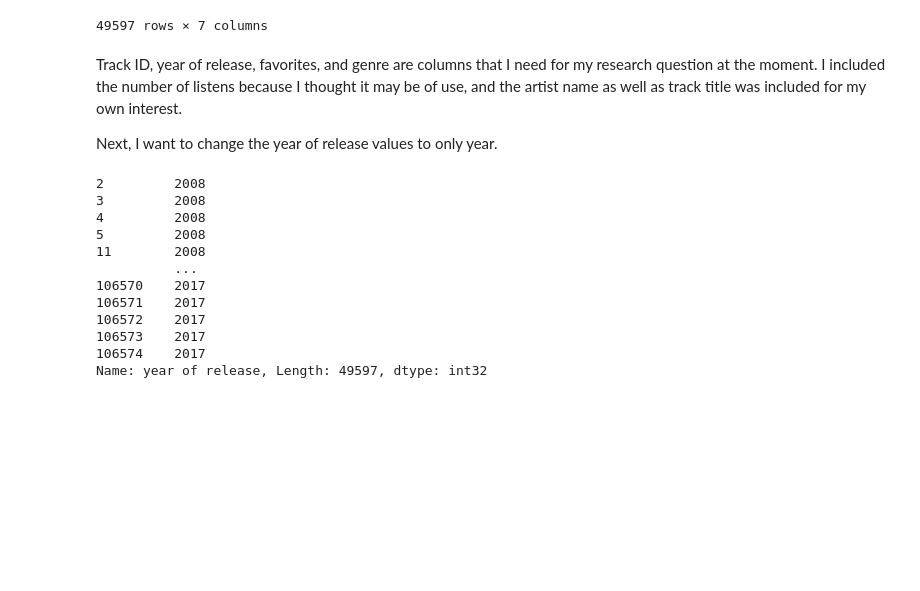
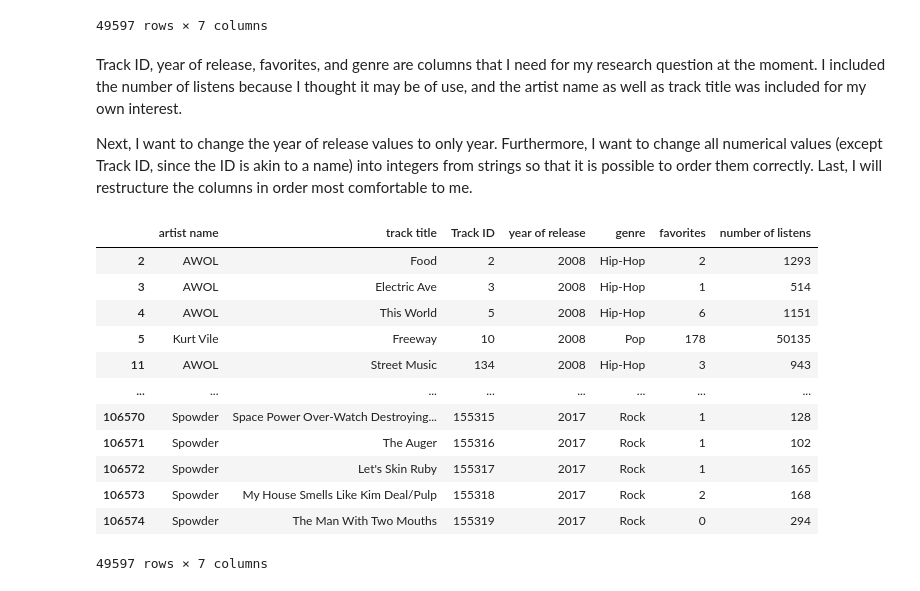
Before and after one commit to Rock-it-science/project-group17-project, a Jupyter notebook: notebooks/analysis2.ipynb, the cells around one changed output. Saved outputs shown, nothing was run; the diff lists cells and outputs as text; code cells hidden in the pictures; blank space fills up the shorter version.

```diff
--- a/notebooks/analysis2.ipynb
+++ b/notebooks/analysis2.ipynb
@@ -214,7 +214,7 @@ track.18                   tags
 track.19                  title
 Name: 0, dtype: object
 # %%
-tracks_cleaned1 = (
+tracks_cleaned = (
     #choose the columns I need
     tracks_raw[['Unnamed: 0', 'track.3', 'track.6', 'track.7', 'track.14', 'artist.12', 'track.19']]
     .rename(columns = {'Unnamed: 0': "Track ID", 'track.3': "year of release", 'track.6': "favorites", 'track.7': "genre", 'track.14': "number of listens", 'artist.12': "artist name", 'track.19': "track title"})
@@ -224,7 +224,7 @@ tracks_cleaned1 = (
     .dropna()
 )
 
-tracks_cleaned1
+tracks_cleaned
 # %% [output]
 |  | Track ID | year of release | favorites | genre | number of listens | artist name | track title |
 | 2 | 2 | 2008-11-26 01:48:12 | 2 | Hip-Hop | 1293 | AWOL | Food |
@@ -242,24 +242,23 @@ tracks_cleaned1
 # %% [markdown]
 Track ID, year of release, favorites, and genre are columns that I need for my research question at the moment. I included the number of listens because I thought it may be of use, and the artist name as well as track title was included for my own interest.
 
-Next, I want to change the year of release values to only year.
+Next, I want to change the year of release values to only year. Furthermore, I want to change all numerical values (except Track ID, since the ID is akin to a name) into integers from strings so that it is possible to order them correctly. Last, I will restructure the columns in order most comfortable to me.
-# %%
-tracks_cleaned2 = (
-    tracks_cleaned1['year of release']
-    .str[:4]
-    .astype(int)
-)
-tracks_cleaned2
-# %% [output]
-2         2008
-3         2008
-4         2008
-5         2008
-11        2008
-          ...
-106570    2017
-106571    2017
-106572    2017
-106573    2017
-106574    2017
-Name: year of release, Length: 49597, dtype: int32
+# %%
+tracks_cleaned['year of release'] = tracks_cleaned['year of release'].str[:4]
+tracks_cleaned[['year of release', 'favorites', 'number of listens']] = tracks_cleaned[['year of release', 'favorites', 'number of listens']].astype(int)
+tracks_cleaned = tracks_cleaned[['artist name', 'track title', 'Track ID', 'year of release', 'genre', 'favorites', 'number of listens']]
+tracks_cleaned
+# %% [output]
+|  | artist name | track title | Track ID | year of release | genre | favorites | number of listens |
+| 2 | AWOL | Food | 2 | 2008 | Hip-Hop | 2 | 1293 |
+| 3 | AWOL | Electric Ave | 3 | 2008 | Hip-Hop | 1 | 514 |
+| 4 | AWOL | This World | 5 | 2008 | Hip-Hop | 6 | 1151 |
+| 5 | Kurt Vile | Freeway | 10 | 2008 | Pop | 178 | 50135 |
+| 11 | AWOL | Street Music | 134 | 2008 | Hip-Hop | 3 | 943 |
+| ... | ... | ... | ... | ... | ... | ... | ... |
+| 106570 | Spowder | Space Power Over-Watch Destroying... | 155315 | 2017 | Rock | 1 | 128 |
+| 106571 | Spowder | The Auger | 155316 | 2017 | Rock | 1 | 102 |
+| 106572 | Spowder | Let's Skin Ruby | 155317 | 2017 | Rock | 1 | 165 |
+| 106573 | Spowder | My House Smells Like Kim Deal/Pulp | 155318 | 2017 | Rock | 2 | 168 |
+| 106574 | Spowder | The Man With Two Mouths | 155319 | 2017 | Rock | 0 | 294 |
+49597 rows × 7 columns
```
